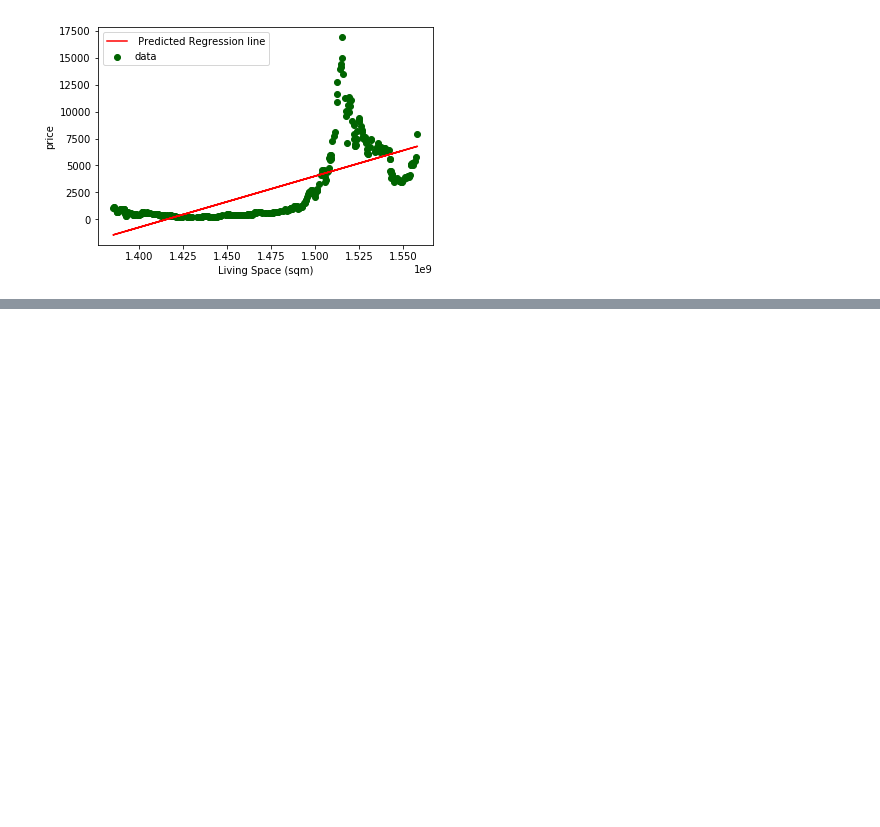
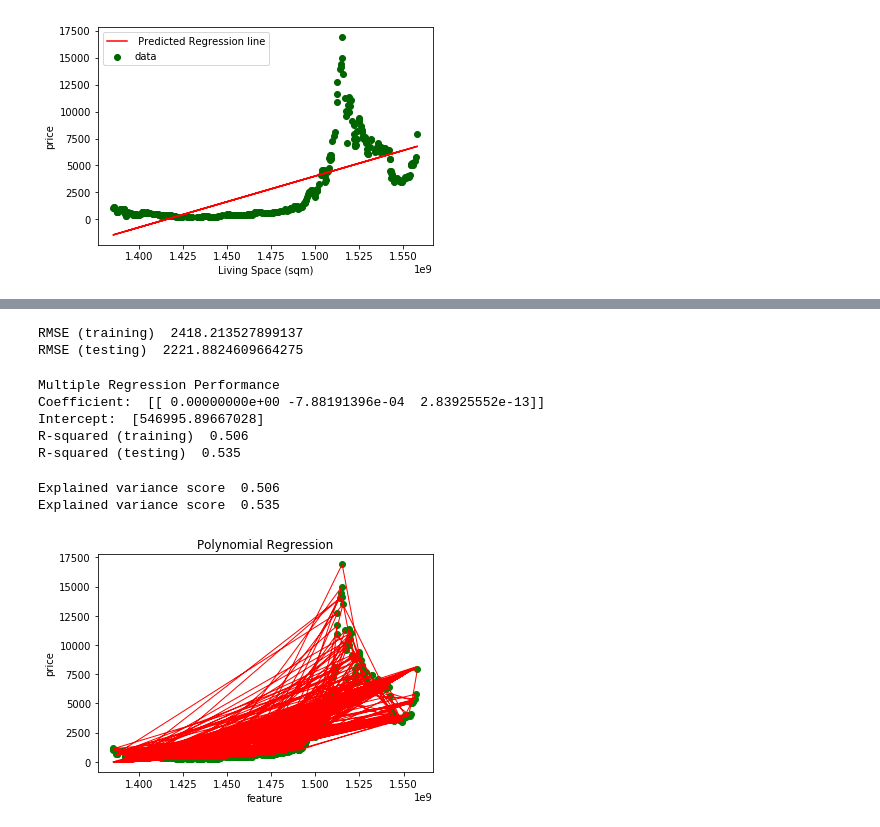
Before and after one commit to tobiaskkd/AI_exam_project, a Jupyter notebook: linear_regression_btc_ml.ipynb, the cells around one changed output, grey strips where cells are left out. Saved outputs shown, nothing was run; the diff lists cells and outputs as text; code cells hidden in the pictures; blank space fills up the shorter version.

Commit message:
ARIMA model 2

```diff
--- a/linear_regression_btc_ml.ipynb
+++ b/linear_regression_btc_ml.ipynb
@@ -213,0 +225,10 @@ plt.legend()
+# %%
+# polynimial regressi0n transforms the features of X from [x_1, x_2]
+# to [1, x_1, x_2, x_1^2, x_1 x_2, x_2^2]
+# so now they can be used in a linear regression model
+# features2 = ['sqm','waterfront','yr_built']
+#features2 = 'Date'
+train_data_feature = train_data.index.values.reshape(-1,1)
+test_data_feature = test_data.index.values.reshape(-1,1)
+#y_train_data_reshaped = y_train.values.reshape(-1,1)
+# train_data['price']
@@ -213,0 +256,12 @@ plt.legend()
+# %%
+poly = PolynomialFeatures(degree=2)
+X_train_poly = poly.fit_transform(train_data_feature)
+X_test_poly = poly.fit_transform(test_data_feature)
+y_train_poly = np.array(train_data['Weighted_Price']).reshape(-1, 1)
+y_test_poly = np.array(test_data['Weighted_Price']).reshape(-1, 1)
+#poly.fit(X_train_poly, train_data['price'].values.reshape(-1,1))
+# poly.fit(X_train_poly, y_train)
+# %%
+# use linear regression
+model = linear_model.LinearRegression()
+model.fit(X_train_poly, y_train)
@@ -213,0 +271,4 @@ plt.legend()
+# %%
+# linear prediction with poly fit data
+y_train_predicted = model.predict(X_train_poly)
+y_test_predicted = model.predict(X_test_poly)
@@ -213,0 +304,43 @@ plt.legend()
+# %%
+print('RMSE (training) ',rmse_train)
+print('RMSE (testing) ',rmse_test)
+# %% [output]
+RMSE (training)  2418.213527899137
+RMSE (testing)  2221.8824609664275
+# %%
+# Compute performance metrics
+print("Multiple Regression Performance")
+
+# The coefficients
+print('Coefficient: ', model.coef_)
+print('Intercept: ', model.intercept_)
+
+# Explained variance score: 1 is perfect prediction
+print('R-squared (training) ', round(r2_train, 3))
+print('R-squared (testing) ', round(r2_test, 3))
+# %% [output]
+Multiple Regression Performance
+Coefficient:  [[ 0.00000000e+00 -7.88191396e-04  2.83925552e-13]]
+Intercept:  [546995.89667028]
+R-squared (training)  0.506
+R-squared (testing)  0.535
+# %%
+# compare
+print('Explained variance score ', round(sm.explained_variance_score(y_train, y_train_predicted), 3))
+print('Explained variance score ', round(sm.explained_variance_score(y_test, y_test_predicted), 3))
+# %% [output]
+Explained variance score  0.506
+Explained variance score  0.535
+# %%
+# Plot
+plt.title('Polynomial Regression')
+plt.xlabel('feature')
+plt.ylabel('price')
+plt.scatter(test_data_feature, y_test,  color = 'green', label = 'test data')
+
+#plt.plot(X_plot_poly,model.predict(X_plot_poly),'-r')
+plt.plot(test_data_feature, y_test_poly, '-r', color='red', linewidth=1)
+plt.plot(test_data_feature, y_test_predicted, '-r', color='red', linewidth=1)
+plt.show()
+# %% [output]
+[figure, added]
```
Also changed, not shown: parts of 8 cells of this notebook, 1 other file.
